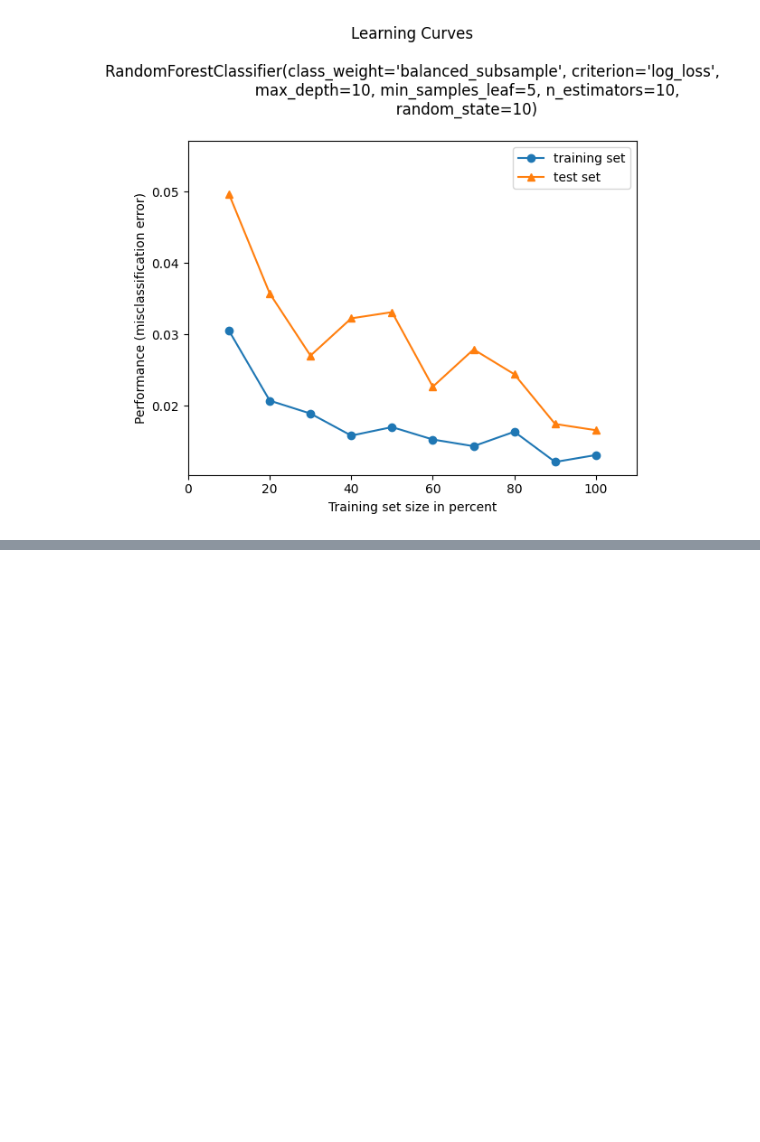
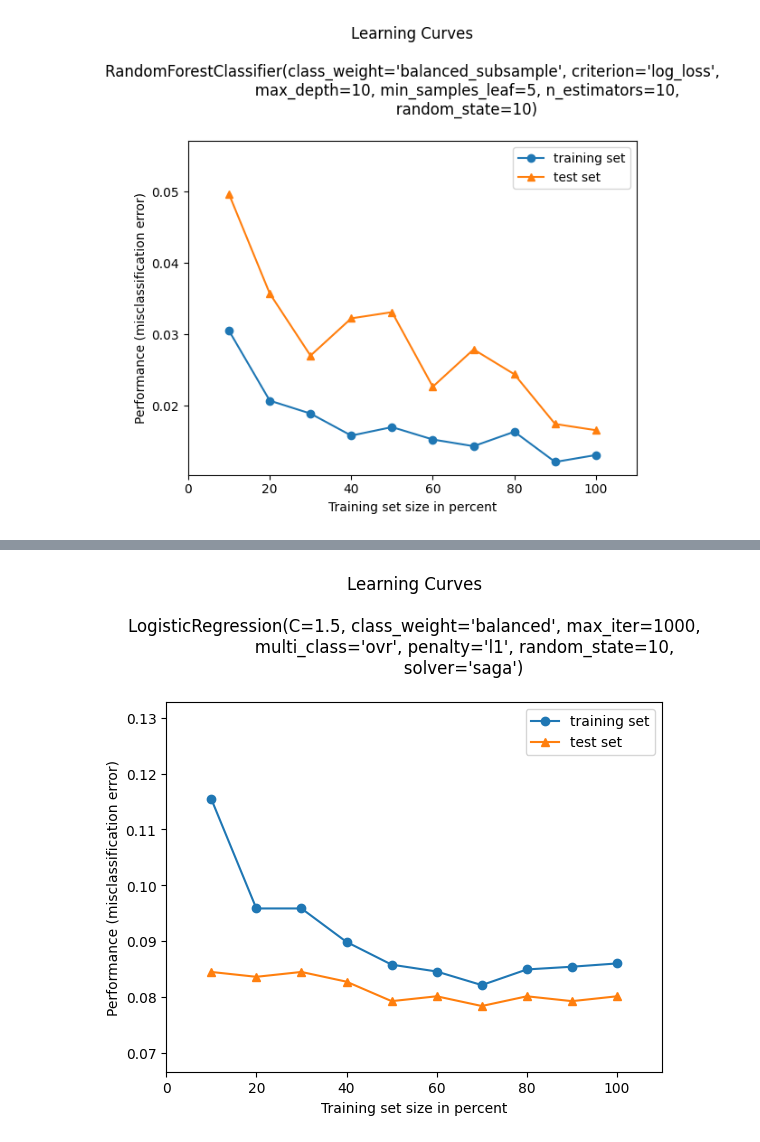
Before and after one commit to cilab-ufersa/euthyroid_sick_syndrome, a Jupyter notebook: euthyroid_sick_syndrome/plot_figures.ipynb, the cells around one changed output, grey strips where cells are left out. Saved outputs shown, nothing was run; the diff lists cells and outputs as text; code cells hidden in the pictures; blank space fills up the shorter version.

```diff
--- a/euthyroid_sick_syndrome/plot_figures.ipynb
+++ b/euthyroid_sick_syndrome/plot_figures.ipynb
@@ -45,0 +93,4 @@ miss_classification(input_train, output_train, input_test, output_test, model_ra
+# %%
+miss_classification(input_train, output_train, input_test, output_test, model_logistic)
+# %% [output]
+[figure, added]
```
Also changed, not shown: parts of 20 cells of this notebook, 2 other files.
